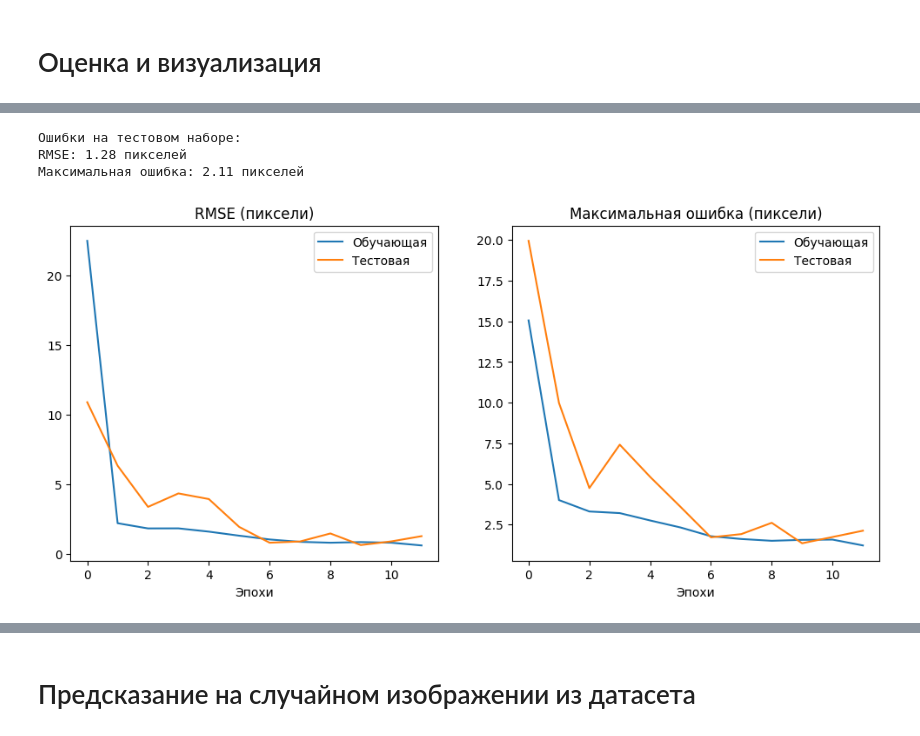
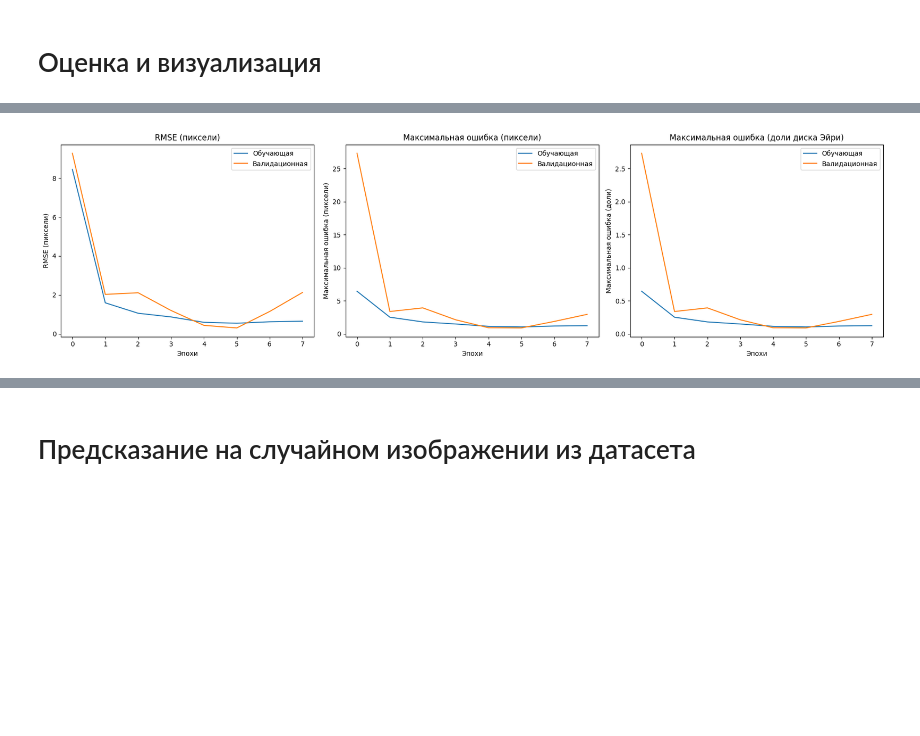
Before and after one commit to fmvachoo/cnn_psf, a Jupyter notebook: cnn-resnet-2layers.ipynb, the cells around one changed output, grey strips where cells are left out. Saved outputs shown, nothing was run; the diff lists cells and outputs as text; code cells hidden in the pictures; blank space fills up the shorter version.

Commit message:
Kaggle Notebook | cnn_resnet_2layers | #5_disk_Airy

```diff
--- a/cnn-resnet-2layers.ipynb
+++ b/cnn-resnet-2layers.ipynb
@@ -41,7 +41,7 @@ def max_error(y_true, y_pred):
 ['/kaggle/input/toolss', '/kaggle/working', '/kaggle/lib/kagglegym', '/kaggle/lib', '/usr/lib/python311.zip', '/usr/lib/python3.11', '/usr/lib/python3.11/lib-dynload', '', '/usr/local/lib/python3.11/d ...
 Модуль успешно импортирован!
 # %%
-zip_directory = '/kaggle/input/256-16090-20x/256_16090_20x/'
+zip_directory = '/kaggle/input/128-16090-20x/128_16090_20x/'
 print(os.listdir())
 
 def load_images_from_directory(dir_read):
@@ -68,7 +68,7 @@ images = load_images_from_directory(zip_directory)
 GVD = dict(
     DATA_DIR = zip_directory,
     FILE_FORMAT = ".png",
-    IMG_SIZE = 256,
+    IMG_SIZE = 128,
     TEST_SPLIT = 0.2,
     VALIDATION_SPLIT = 0.2,
     SEED = 123
@@ -101,7 +101,7 @@ I0000 00:00:1749593498.596794      19 gpu_device.cc:2022] Created device /job:lo
 # Создание модели
 # %%
 # Входной слой
-inputs = layers.Input(shape=(256, 256, 1))  #128x128 и ЧБ (1 канал)
+inputs = layers.Input(shape=(128, 128, 1))  #128x128 и ЧБ (1 канал)
 
 # Предварительные сверточные слои
 x = layers.Conv2D(64, 3, activation='gelu', padding='same')(inputs)
@@ -136,7 +136,7 @@ model.compile(
 history = model.fit(
     train_ds,
     validation_data=val_ds,
-    epochs=12,
+    epochs=8,
     callbacks=[
         tf.keras.callbacks.EarlyStopping(patience=5, monitor='val_rmse')
     ]
@@ -209,20 +176,39 @@ print(f"\nОшибки на тестовом наборе:")
 print(f"RMSE: {test_rmse:.2f} пикселей")
 print(f"Максимальная ошибка: {test_max_error:.2f} пикселей")
 
+# Предполагаем, что диаметр диска Эйри = 10 пикселей
+airy_diameter = 10.0
+
 # Визуализация обучения
-plt.figure(figsize=(12, 5))
-plt.subplot(1, 2, 1)
+plt.figure(figsize=(18, 5))
+
+# График RMSE
+plt.subplot(1, 3, 1)
 plt.plot(history.history['rmse'], label='Обучающая')
-plt.plot(history.history['val_rmse'], label='Тестовая')
+plt.plot(history.history['val_rmse'], label='Валидационная')
 plt.title('RMSE (пиксели)')
 plt.xlabel('Эпохи')
+plt.ylabel('RMSE (пиксели)')
 plt.legend()
 
-plt.subplot(1, 2, 2)
+# График максимальной ошибки в пикселях
+plt.subplot(1, 3, 2)
 plt.plot(history.history['max_error'], label='Обучающая')
-plt.plot(history.history['val_max_error'], label='Тестовая')
+plt.plot(history.history['val_max_error'], label='Валидационная')
 plt.title('Максимальная ошибка (пиксели)')
 plt.xlabel('Эпохи')
+plt.ylabel('Максимальная ошибка (пиксели)')
 plt.legend()
+
+# График максимальной ошибки в долях диаметра диска Эйри
+plt.subplot(1, 3, 3)
+plt.plot(np.array(history.history['max_error']) / airy_diameter, label='Обучающая')
+plt.plot(np.array(history.history['val_max_error']) / airy_diameter, label='Валидационная')
+plt.title('Максимальная ошибка (доли диска Эйри)')
+plt.xlabel('Эпохи')
+plt.ylabel('Максимальная ошибка (доли)')
+plt.legend()
+
+plt.tight_layout()
 plt.show()
 # %% [output]
@@ -232,4 +218 @@ Trying algorithm eng36{k2=3,k3=0} for conv (f32[18,128,256,256]{3,2,1,0}, u8[0]{
-Ошибки на тестовом наборе:
-RMSE: 1.28 пикселей
-Максимальная ошибка: 2.11 пикселей
-[figure, old version]
+[figure, new version]
```
Also changed, not shown: parts of 7 cells of this notebook.
